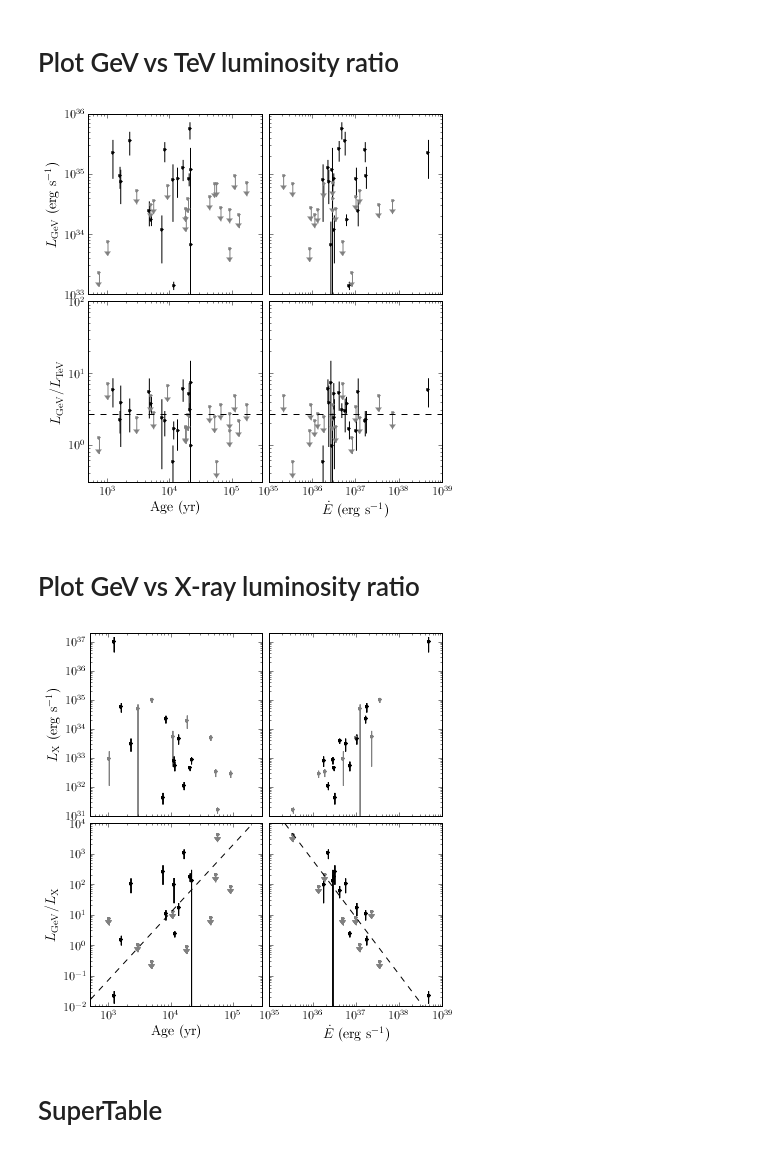
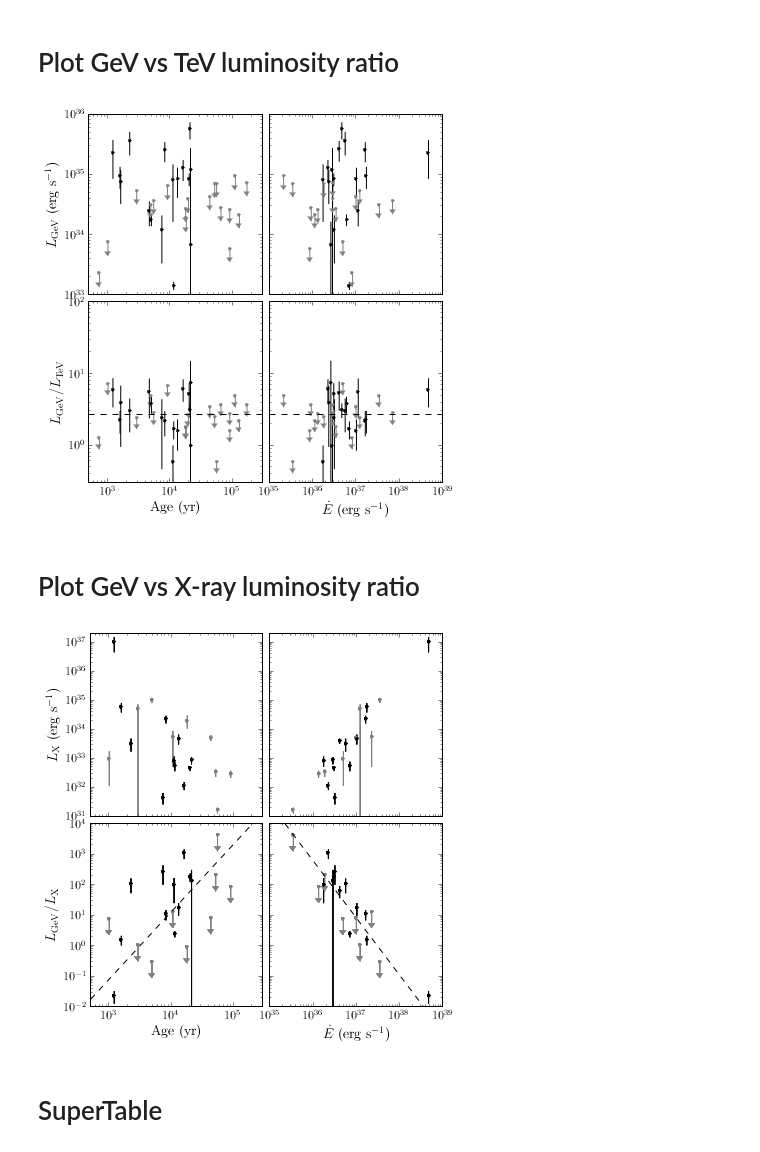
Before and after one commit to joshualande/PhD-Thesis, a Jupyter notebook: chapters/population_study/data/04-10-2013 - PWN Population v3.ipynb, the cells around one changed output. Cells and saved outputs as stored; diff of their text form; code cells hidden in the pictures.

```diff
--- a/chapters/population_study/data/04-10-2013 - PWN Population v3.ipynb
+++ b/chapters/population_study/data/04-10-2013 - PWN Population v3.ipynb
@@ -225,8 +225,8 @@ for i,_x in enumerate(['age','Edot']):
     plot(x[significant==False],l_gev[significant==False], axes=grid[0+i], color='gray', **mykwargs)
     plot(x[significant==True],l_gev[significant==True], axes=grid[0+i], color='black', **mykwargs)
 
-    plot(x[significant==False],ratio[significant==False], axes=grid[2+i], color='gray', **mykwargs)
-    plot(x[significant==True],ratio[significant==True], axes=grid[2+i], color='black', **mykwargs)
+    plot(x[significant==False],ratio[significant==False], axes=grid[2+i], color='gray', ul_fraction=0.3, **mykwargs)
+    plot(x[significant==True],ratio[significant==True], axes=grid[2+i], color='black', ul_fraction=0.3, **mykwargs)
 
 
 grid[0].set_ylabel(r'$L_\mathrm{GeV}$ (erg s$^{-1})$')
@@ -247,7 +247,7 @@ grid[3].axhline(2.7, color='black', linestyle='--')
 fig.tight_layout()
 savefig('pwn_age_edot_vs_l_gev.pdf')
 # %% [output]
-[figure, old version]
+[figure, new version]
 # %% [markdown]
 # Plot GeV vs X-ray luminosity ratio
 # %%
@@ -279,37 +279,37 @@ for ax in grid:
         plot(x[significant==False],l_xray[significant==False], axes=grid[0+i], color='gray', **mykwargs)
         plot(x[significant==True],l_xray[significant==True], axes=grid[0+i], color='black', **mykwargs)
 
-        plot(x[significant==False],ratio[significant==False], axes=grid[2+i], color='gray', **mykwargs)
-        plot(x[significant==True],ratio[significant==True], axes=grid[2+i], color='black', **mykwargs)
+        plot(x[significant==False],ratio[significant==False], axes=grid[2+i], color='gray', ul_fraction=.6, **mykwargs)
+        plot(x[significant==True],ratio[significant==True], axes=grid[2+i], color='black', ul_fraction=.6, **mykwargs)
 
 grid[0].set_ylabel(r'$L_\mathrm{X}$ (erg s$^{-1}$)')
 grid[2].set_ylabel(r'$L_\mathrm{GeV}/L_\mathrm{X}$')
 
 grid[2].set_xlabel('Age (yr)')
 grid[3].set_xlabel(r'$\dot{E}$ (erg s$^{-1}$)')
 
 grid[0].set_xlim(0.5e3, 300e3)
 grid[1].set_xlim(1e35, 1e39)
 
 grid[0].set_ylim(1e31,2*1e37)
 grid[2].set_ylim(1e-2,1e4)
 fig.tight_layout()
 
 def fraction(Edot):
         # This is Mattana et al 2009 eqn 3 scaled by average(R) from tevcat
     return 2.7*10.**(0.47 - 1.87*np.log10(Edot/1e37))
 Edot = np.logspace(np.log10(grid[3].get_xlim()[0]),np.log10(grid[3].get_xlim()[1]),100)
 grid[3].plot(Edot,fraction(Edot),  color='black', linestyle='--')
 
 def fraction(age):
     # This is Mattana et al 2009 eqn 5 scaled by average(R) from tevcat
     return 2.7*10.**(0.7  + 2.21 *np.log10(age/1e4))
 age = np.logspace(np.log10(grid[2].get_xlim()[0]), np.log10(grid[2].get_xlim()[1]), 100)
 grid[2].plot(age, fraction(age), color='black', linestyle='--')
 
 savefig('pwn_age_edot_vs_l_xray.pdf')
 # %% [output]
-[figure, old version]
+[figure, new version]
 # %% [markdown]
 # SuperTable
 # %% [markdown]
```
Also changed, not shown: 5 other files.
